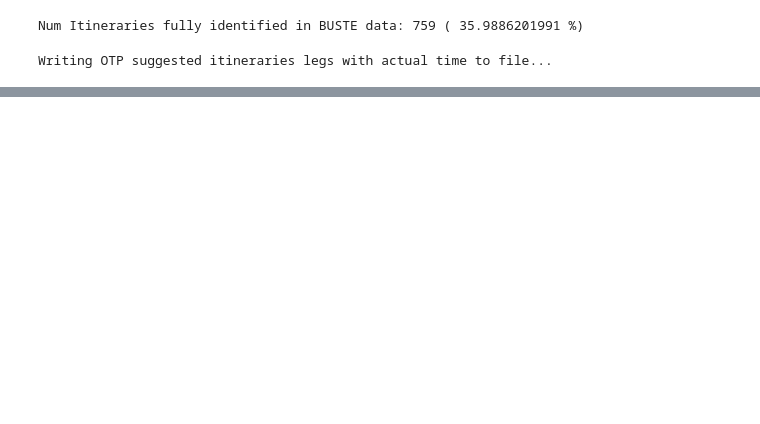
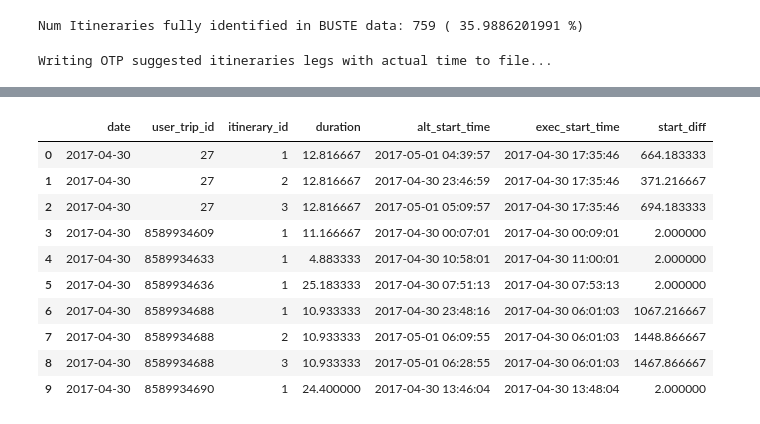
Before and after one commit to tarcisobraz/trips-optimality-exp, a Jupyter notebook: evaluate-trips-script-notebook.ipynb, the cells around one changed output, grey strips where cells are left out. Drawn from its saved outputs; the diff is of its cells as text; code cells hidden in the pictures; blank space fills up the shorter version.

```diff
--- a/evaluate-trips-script-notebook.ipynb
+++ b/evaluate-trips-script-notebook.ipynb
@@ -390,0 +423,14 @@ trips_itineraries_possibilities, filtered_trips_possibilities = determining_trip
+# %%
+printdf(trips_itineraries_possibilities,l=10)
+# %% [output]
+|  | date | user_trip_id | itinerary_id | duration | alt_start_time | exec_start_time | start_diff |
+| 0 | 2017-04-30 | 27 | 1 | 12.816667 | 2017-05-01 04:39:57 | 2017-04-30 17:35:46 | 664.183333 |
+| 1 | 2017-04-30 | 27 | 2 | 12.816667 | 2017-04-30 23:46:59 | 2017-04-30 17:35:46 | 371.216667 |
+| 2 | 2017-04-30 | 27 | 3 | 12.816667 | 2017-05-01 05:09:57 | 2017-04-30 17:35:46 | 694.183333 |
+| 3 | 2017-04-30 | 8589934609 | 1 | 11.166667 | 2017-04-30 00:07:01 | 2017-04-30 00:09:01 | 2.000000 |
+| 4 | 2017-04-30 | 8589934633 | 1 | 4.883333 | 2017-04-30 10:58:01 | 2017-04-30 11:00:01 | 2.000000 |
+| 5 | 2017-04-30 | 8589934636 | 1 | 25.183333 | 2017-04-30 07:51:13 | 2017-04-30 07:53:13 | 2.000000 |
+| 6 | 2017-04-30 | 8589934688 | 1 | 10.933333 | 2017-04-30 23:48:16 | 2017-04-30 06:01:03 | 1067.216667 |
+| 7 | 2017-04-30 | 8589934688 | 2 | 10.933333 | 2017-05-01 06:09:55 | 2017-04-30 06:01:03 | 1448.866667 |
+| 8 | 2017-04-30 | 8589934688 | 3 | 10.933333 | 2017-05-01 06:28:55 | 2017-04-30 06:01:03 | 1467.866667 |
+| 9 | 2017-04-30 | 8589934690 | 1 | 24.400000 | 2017-04-30 13:46:04 | 2017-04-30 13:48:04 | 2.000000 |
```
Also changed, not shown: parts of 22 cells of this notebook, 2 other files.
